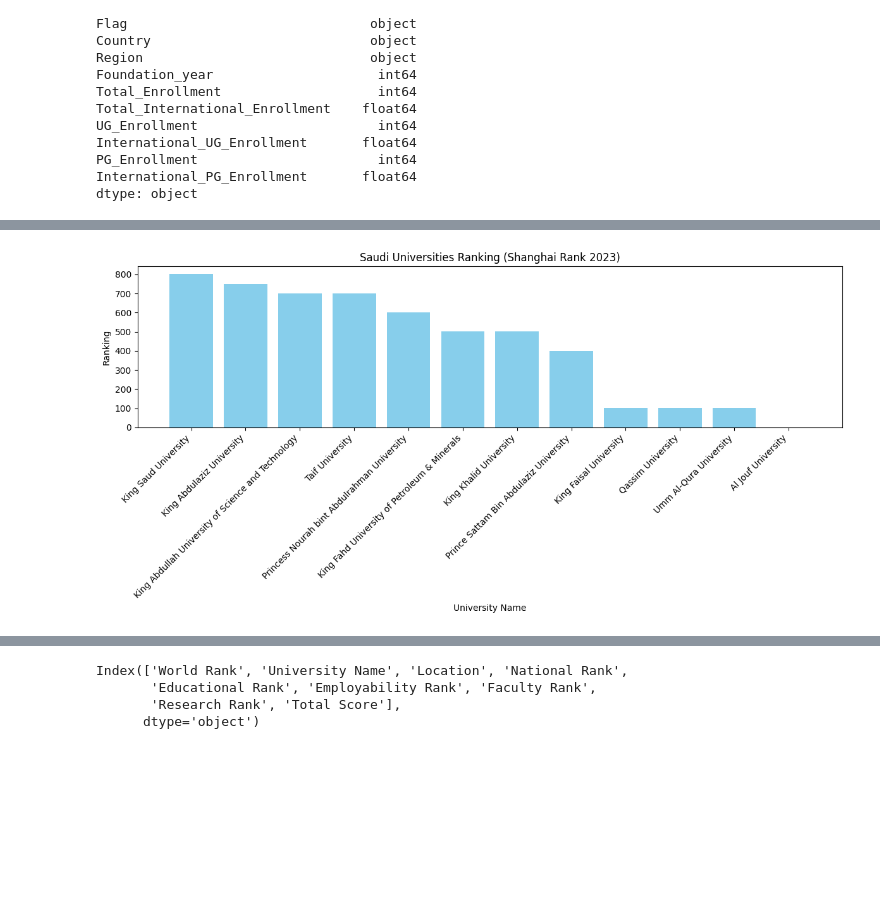
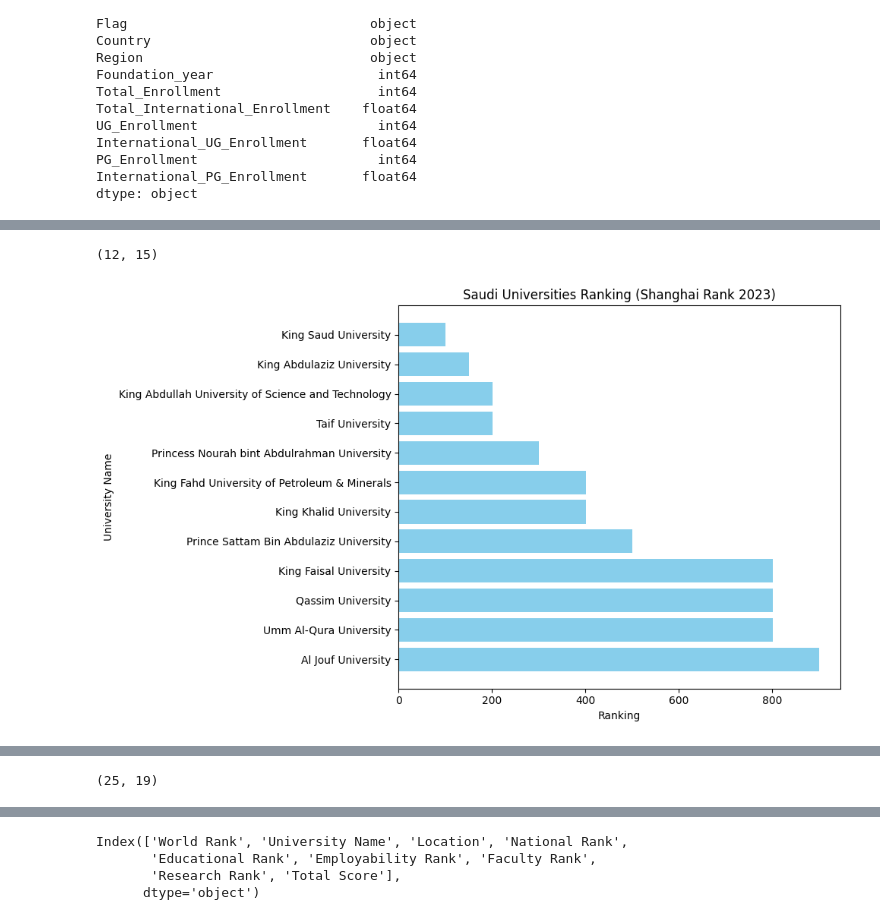
Before and after one commit to Emtnan06/World-University-Rankings, a Jupyter notebook: Usecase3.ipynb, the cells around one changed output, grey strips where cells are left out. Cells and saved outputs as stored; diff of their text form; code cells hidden in the pictures; blank space fills up the shorter version.

```diff
--- a/Usecase3.ipynb
+++ b/Usecase3.ipynb
@@ -1657,6 +1691,10 @@ shanghai_Rank2023[shanghai_Rank2023['Flag'] == 'sa']
 | 850 | 801-900 | https://www.shanghairanking.com/i... | Qassim University | https://www.shanghairanking.com/i... | https://qu.edu.sa/ | sa | Saudi Arabia | Asia | 0 | ... |
 | 864 | 801-900 | https://www.shanghairanking.com/_... | Umm Al-Qura University | https://www.shanghairanking.com/i... | https://uqu.edu.sa/ | sa | Saudi Arabia | Asia | 1941 | ... |
 | 901 | 901-1000 | https://www.shanghairanking.com/i... | Al Jouf University | https://www.shanghairanking.com/i... | https://www.ju.edu.sa | sa | Saudi Arabia | Asia | 0 | ... |
+# %%
+shanghai_Rank2023[shanghai_Rank2023['Flag'] == 'sa'].shape
+# %% [output]
+(12, 15)
 # %%
 saudi_universities_shanghai = shanghai_Rank2023[shanghai_Rank2023['Flag'] == 'sa'].copy()
 
@@ -1666,25 +1704,22 @@ saudi_universities_shanghai['Rank'] = saudi_universities_shanghai['Rank'].apply(
 
 saudi_universities = saudi_universities_shanghai.sort_values(by="Rank")
 # %%
-saudi_universities["Rank"] = saudi_universities["Rank"].astype(int)
-saudi_universities = saudi_universities.sort_values(by="Rank", ascending=True)
-
-plt.figure(figsize=(12, 6))
-plt.bar(
+plt.figure(figsize=(10, 6))
+plt.barh(
     saudi_universities["University Name"],
-    max(saudi_universities["Rank"]) - saudi_universities["Rank"] + 1,
+    saudi_universities["Rank"],
     color='skyblue'
 )
-
-plt.xticks(rotation=45, ha="right")
+plt.gca().invert_yaxis()
 plt.title("Saudi Universities Ranking (Shanghai Rank 2023)")
-plt.ylabel("Ranking")
-plt.xlabel("University Name")
+plt.xlabel("Ranking")
+plt.ylabel("University Name")
 plt.tight_layout()
 
+
 plt.show()
 # %% [output]
-[figure, old version]
+[figure, new version]
 # %%
 Times_Higher_Rank.head(1)
 # %% [output]
@@ -1710,6 +1745,10 @@ Times_Higher_Rank[Times_Higher_Rank['Location'] == 'Saudi Arabia']
 | 1236 | 1001+ | Islamic University of Madinah | Saudi Arabia | 0.0 | 0.0 | 12.0 | ... |
 | 1337 | 1001+ | Najran University | Saudi Arabia | 3.0 | 32.1–44.6 | 5.0 | ... |
 | 1485 | 1001+ | University of Tabuk | Saudi Arabia | 0.0 | 0.0 | 15.0 | ... |
+# %%
+Times_Higher_Rank[Times_Higher_Rank['Location'] == 'Saudi Arabia'].shape
+# %% [output]
+(25, 19)
 # %%
 saudi_universities_times = Times_Higher_Rank[Times_Higher_Rank['Location'] == 'Saudi Arabia'].copy()
 
```
Also changed, not shown: parts of 76 cells of this notebook, 16 other files.
